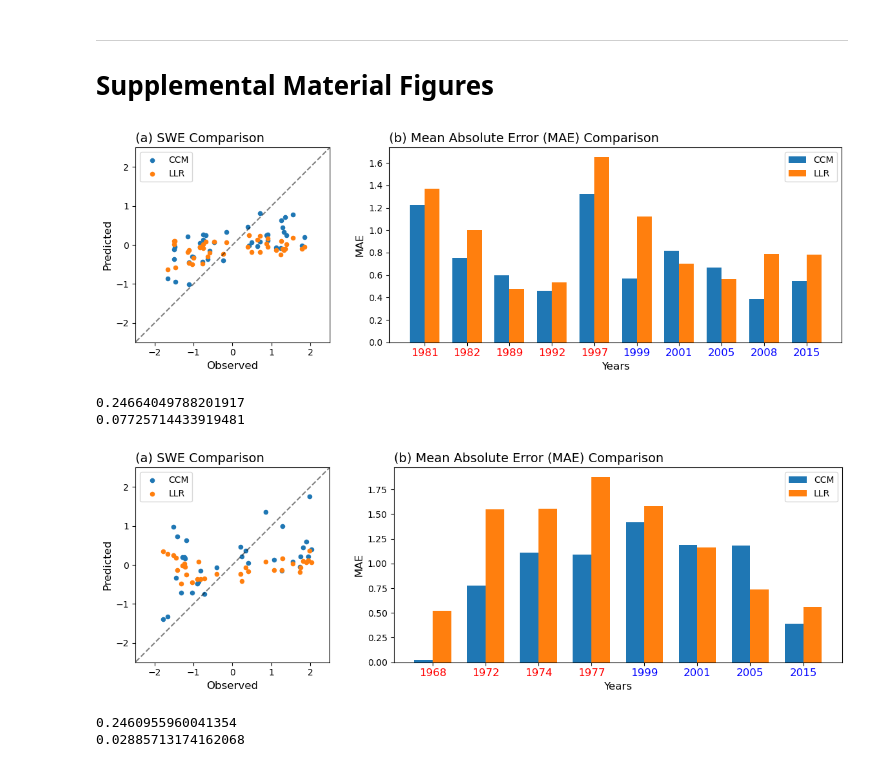
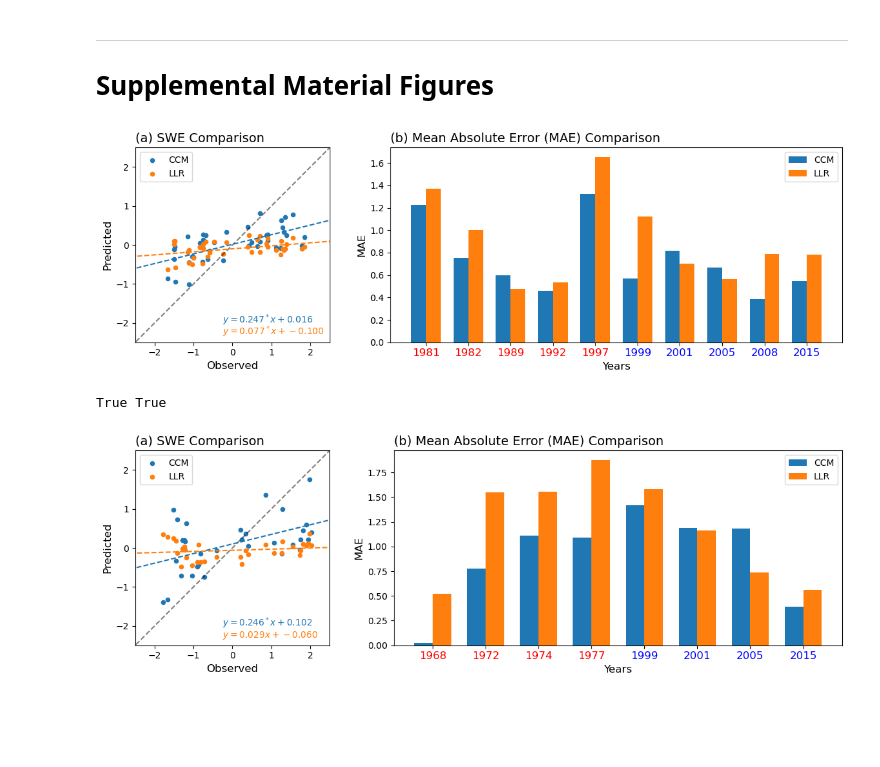
Before and after one commit to heyjoekim/causal_snow_proj, a Jupyter notebook: analysis/analysis_part2.ipynb, the cells around one changed output. Cells and saved outputs as stored; diff of their text form; code cells hidden in the pictures; blank space fills up the shorter version.

```diff
--- a/analysis/analysis_part2.ipynb
+++ b/analysis/analysis_part2.ipynb
@@ -1436,47 +1445,56 @@ ax1 = fig.add_subplot(gs[0])
 ax1.set_aspect('equal', adjustable='box')
 
 ax1.plot(np.arange(-3,3.1,0.1),np.arange(-3,3.1,0.1), ls='--', color='k', alpha=0.5)
 CCM_anoms_Ca.plot(ax=ax1, kind='scatter', x='Observations', y='Predictions', label='CCM')
 LM_anoms_Ca.plot(ax=ax1, kind='scatter', x='swe_level2', y='SWE_lm_pred', label='LLR', color='tab:orange')
+
+# compute the slope through lin.reg. for CCM and LM
+mc, bc, rhoc, pc, std_errc = stats.linregress(CCM_anoms_Ca['Observations'], CCM_anoms_Ca['Predictions'])
+# print(mc)
+ml, bl, rhol, pl, std_errl = stats.linregress(LM_anoms_Ca['swe_level2'], LM_anoms_Ca['SWE_lm_pred'])
+# print(ml)
+
+xs = np.arange(-3,3.1,1)
+ys_c = mc*xs+bc
+ys_l = ml*xs+bl
+ax1.plot(xs, ys_c, '--')
+ax1.plot(xs, ys_l, '--')
+ax1.text(-0.25,-2,r'$y = {:.3f}^*x+{:.3f}$'.format(mc, bc), color='tab:blue')
+ax1.text(-0.25,-2.3,r'$y = {:.3f}^*x+{:.3f}$'.format(ml, bl), color='tab:orange')
 
 ax1.set_title('(a) SWE Comparison', fontsize=14, loc='left')
 ax1.set_xlabel('Observed', fontsize=12)
 ax1.set_ylabel('Predicted', fontsize=12)
 ax1.axis([-2.5,2.5,-2.5,2.5])
 
 ax2 = fig.add_subplot(gs[1])
 width=0.35
 x = np.arange(len(mae_ccm))
 ax2.bar(height = mae_ccm, x=x-width/2, width=width, label='CCM')
 ax2.bar(height = mae_llr, x=x+width/2, width=width, label='LLR')
 
 label_col = ['red','red','red','red', 'red',
              'blue', 'blue', 'blue', 'blue', 'blue']
 
 ax2.legend()
 ax2.set_xticks(x)
 ax2.set_xticklabels(mae_ccm.index, size=12)
 [t.set_color(i) for (i,t) in zip(label_col,ax2.xaxis.get_ticklabels())]
 ax2.set_xlabel('Years', fontsize=12)
 ax2.set_ylabel('MAE', fontsize=12)
 ax2.set_title('(b) Mean Absolute Error (MAE) Comparison', fontsize=14, loc='left')
 plt.tight_layout()
-# plt.savefig(pub_dir+'fig_a__b.eps',
-#             bbox_iCahes='tight',
-#             facecolor='w',
-#             dpi=300)
+plt.savefig(pub_dir_supp+'fig_s5a_s5b.png',
+            bbox_inches='tight',
+            facecolor='w',
+            dpi=300)
 plt.show()
 # %% [output]
-[figure, old version]
+[figure, new version]
-# %%
-# compute the slope through lin.reg. for CCM and LM
-mc, bc, rhoc, pc, std_errc = stats.linregress(CCM_anoms_Ca['Observations'], CCM_anoms_Ca['Predictions'])
-print(mc)
-ml, bl, rhol, pl, std_errl = stats.linregress(LM_anoms_Ca['swe_level2'], LM_anoms_Ca['SWE_lm_pred'])
-print(ml)
-# %% [output]
-0.24664049788201917
-0.07725714433919481
+# %%
+print(pc<0.05, pl<0.05)
+# %% [output]
+True True
 # %%
 pred = CCM_anoms_CM[['Observations', 'Predictions', 'wyear']].groupby(by='wyear').mean()
 mae_ccm = pred.apply(lambda x: mean_abs_error(x['Observations'], x['Predictions']), axis=1)
@@ -1493,6 +1511,20 @@ ax1.set_aspect('equal', adjustable='box')
 ax1.plot(np.arange(-3,3.1,0.1),np.arange(-3,3.1,0.1), ls='--', color='k', alpha=0.5)
 CCM_anoms_CM.plot(ax=ax1, kind='scatter', x='Observations', y='Predictions', label='CCM')
 LM_anoms_CM.plot(ax=ax1, kind='scatter', x='swe_level2', y='SWE_lm_pred', label='LLR', color='tab:orange')
+
+# compute the slope through lin.reg. for CCM and LM
+mc, bc, rhoc, pc, std_errc = stats.linregress(CCM_anoms_CM['Observations'], CCM_anoms_CM['Predictions'])
+# print(mc)
+ml, bl, rhol, pl, std_errl = stats.linregress(LM_anoms_CM['swe_level2'], LM_anoms_CM['SWE_lm_pred'])
+# print(ml)
+
+xs = np.arange(-3,3.1,1)
+ys_c = mc*xs+bc
+ys_l = ml*xs+bl
+ax1.plot(xs, ys_c, '--')
+ax1.plot(xs, ys_l, '--')
+ax1.text(-0.25,-2,r'$y = {:.3f}^*x+{:.3f}$'.format(mc, bc), color='tab:blue')
+ax1.text(-0.25,-2.3,r'$y = {:.3f}x+{:.3f}$'.format(ml, bl), color='tab:orange')
 
 ax1.set_title('(a) SWE Comparison', fontsize=14, loc='left')
 ax1.set_xlabel('Observed', fontsize=12)
@@ -1516,19 +1548,10 @@ ax2.set_xlabel('Years', fontsize=12)
 ax2.set_ylabel('MAE', fontsize=12)
 ax2.set_title('(b) Mean Absolute Error (MAE) Comparison', fontsize=14, loc='left')
 plt.tight_layout()
-# plt.savefig(pub_dir+'fig_a__b.eps',
-#             bbox_iCahes='tight',
-#             facecolor='w',
-#             dpi=300)
+plt.savefig(pub_dir_supp+'fig_s6a_s6b.png',
+            bbox_inches='tight',
+            facecolor='w',
+            dpi=300)
 plt.show()
 # %% [output]
-[figure, old version]
+[figure, new version]
-# %%
-# compute the slope through lin.reg. for CCM and LM
-mc, bc, rhoc, pc, std_errc = stats.linregress(CCM_anoms_CM['Observations'], CCM_anoms_CM['Predictions'])
-print(mc)
-ml, bl, rhol, pl, std_errl = stats.linregress(LM_anoms_CM['swe_level2'], LM_anoms_CM['SWE_lm_pred'])
-print(ml)
-# %% [output]
-0.2460955960041354
-0.02885713174162068
```
Also changed, not shown: parts of 3 cells of this notebook.
